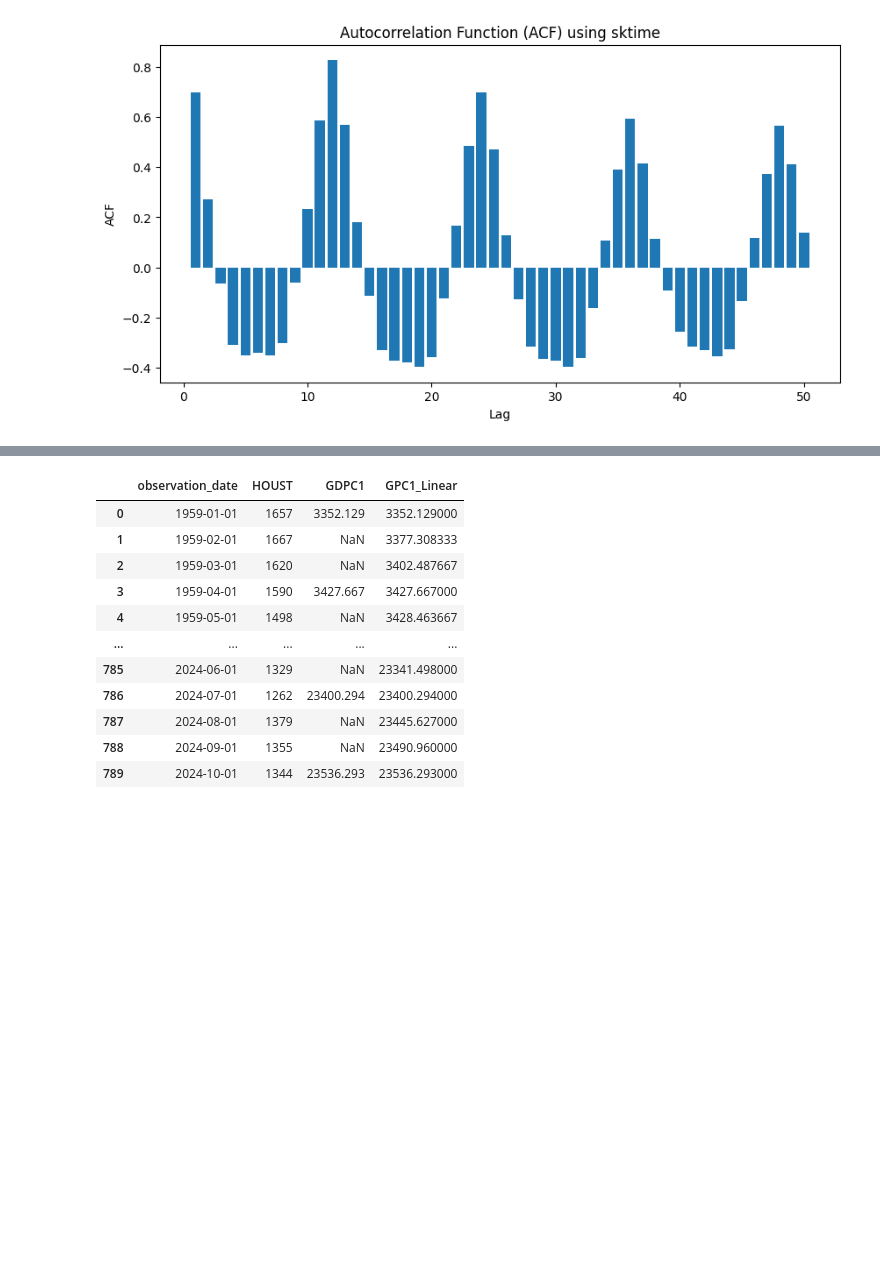
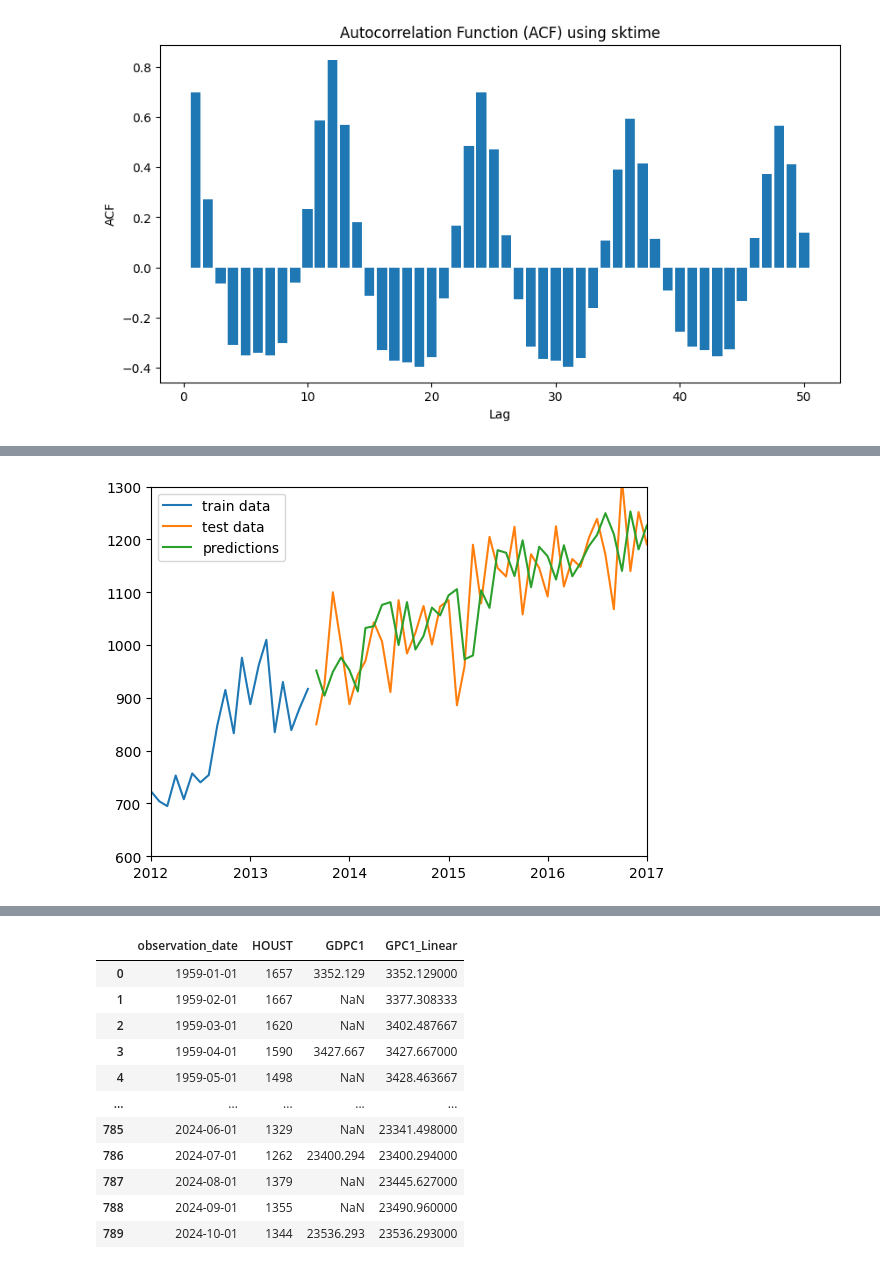
Before and after one commit to venkateshsoundar/DATA607W2025, a Jupyter notebook: lecture09.ipynb, the cells around one changed output, grey strips where cells are left out. Saved outputs shown, nothing was run; the diff lists cells and outputs as text; code cells hidden in the pictures; blank space fills up the shorter version.

```diff
--- a/lecture09.ipynb
+++ b/lecture09.ipynb
@@ -143,5 +143,5 @@ plt.show()
 # %% [output]
 [figure]
 # %%
-houst = pd.read_csv("~/Downloads/HOUST.csv", parse_dates=["observation_date"])
-gdpc1 = pd.read_csv("~/Downloads/GDPC1.csv", parse_dates=["observation_date"])
+houst = pd.read_csv("~/Downloads/HOUST.csv", parse_dates=["observation_date"]).set_index("observation_date")
+gdpc1 = pd.read_csv("~/Downloads/GDPC1.csv", parse_dates=["observation_date"]).set_index("observation_date")
@@ -186,0 +148,6 @@ df = houst.merge(gdpc1, how="left", on="observation_date").copy()
+# %%
+df = pd.concat([houst, gdpc1], axis=1)
+df["GDPC1"] = df["GDPC1"].interpolate(method="linear")
+df["GDP_CHANGE"] = df["GDPC1"].diff()
+df = df.dropna().iloc[:-4]
+df
@@ -186,0 +169,11 @@ df = houst.merge(gdpc1, how="left", on="observation_date").copy()
+# %%
+from sktime.transformations.series.lag import Lag
+
+gdp_lagger = Lag(lags=[1, 2, 3, 4, 5])
+gdp_lag_features = gdp_lagger.fit_transform(df["GDP_CHANGE"])
+
+houst_lagger = Lag(lags=[1, 2, 3, 4, 5])
+houst_lag_features = houst_lagger.fit_transform(df["HOUST"])
+
+X = pd.concat([df["HOUST"].copy(), gdp_lag_features, houst_lag_features, pd.get_dummies(df["HOUST"].index.month)], axis=1)
+# X = X.dropna()
@@ -186,0 +196,22 @@ df = houst.merge(gdpc1, how="left", on="observation_date").copy()
+# %%
+X_train = X.iloc[:650]
+y_train = X_train.pop("HOUST")
+X_test = X.iloc[650:]
+y_test = X_test.pop("HOUST")
+# %%
+model = LinearRegression()
+model.fit(X_train, y_train)
+plt.plot(y_train.index, y_train, label="train data")
+
+plt.plot(y_test.index, y_test, label="test data")
+y_pred = pd.Series(model.predict(X_test), index=X_test.index)
+
+plt.plot(y_pred.index, y_pred, label="predictions")
+t0 = pd.Timestamp(year=2012, month=1, day=1)
+t1 = pd.Timestamp(year=2017, month=1, day=1)
+plt.xlim(t0, t1)
+plt.ylim(600, 1300)
+plt.legend()
+plt.show()
+# %% [output]
+[figure, added]
```
Also changed, not shown: parts of 6 cells of this notebook, 6 other files.
